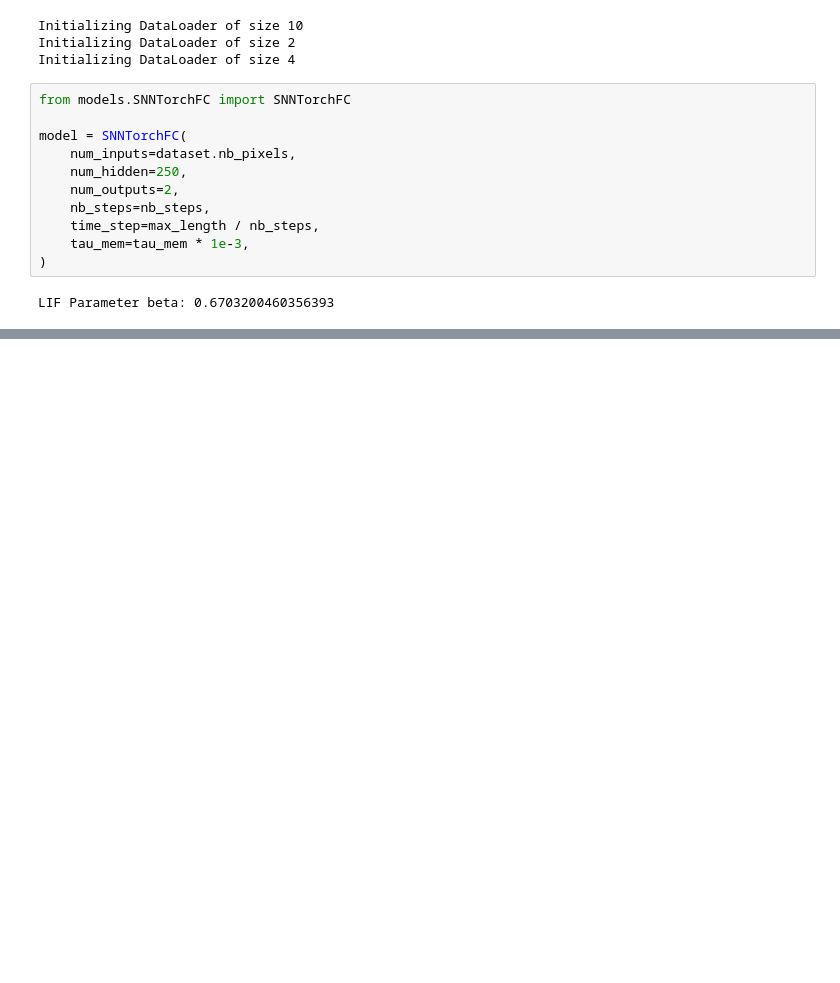
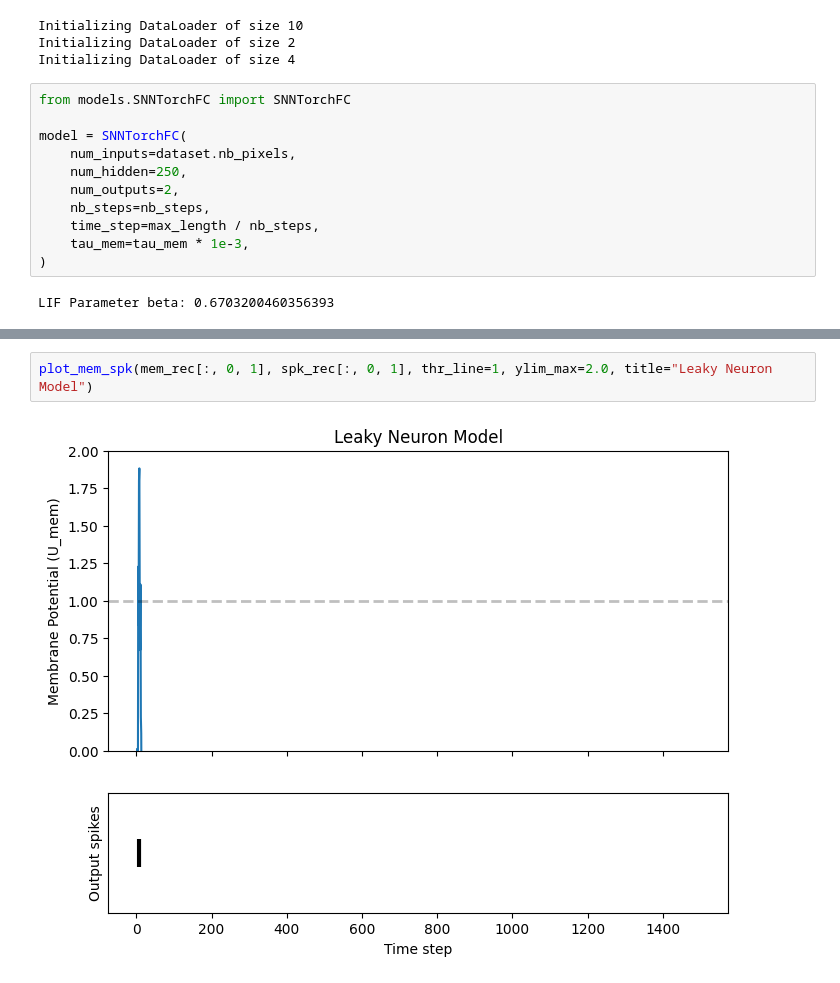
Before and after one commit to supungamlath/SNN_Fall_Detection, a Jupyter notebook: SNNTorch.ipynb, the cells around one changed output, grey strips where cells are left out. Cells and saved outputs as stored; diff of their text form; blank space fills up the shorter version.

```diff
--- a/SNNTorch.ipynb
+++ b/SNNTorch.ipynb
@@ -126,0 +127,4 @@ TypeError: 'int' object is not callable
+# %%
+plot_mem_spk(mem_rec[:, 0, 1], spk_rec[:, 0, 1], thr_line=1, ylim_max=2.0, title="Leaky Neuron Model")
+# %% [output]
+[figure, added]
```
Also changed, not shown: parts of 6 cells of this notebook, 3 other files.
